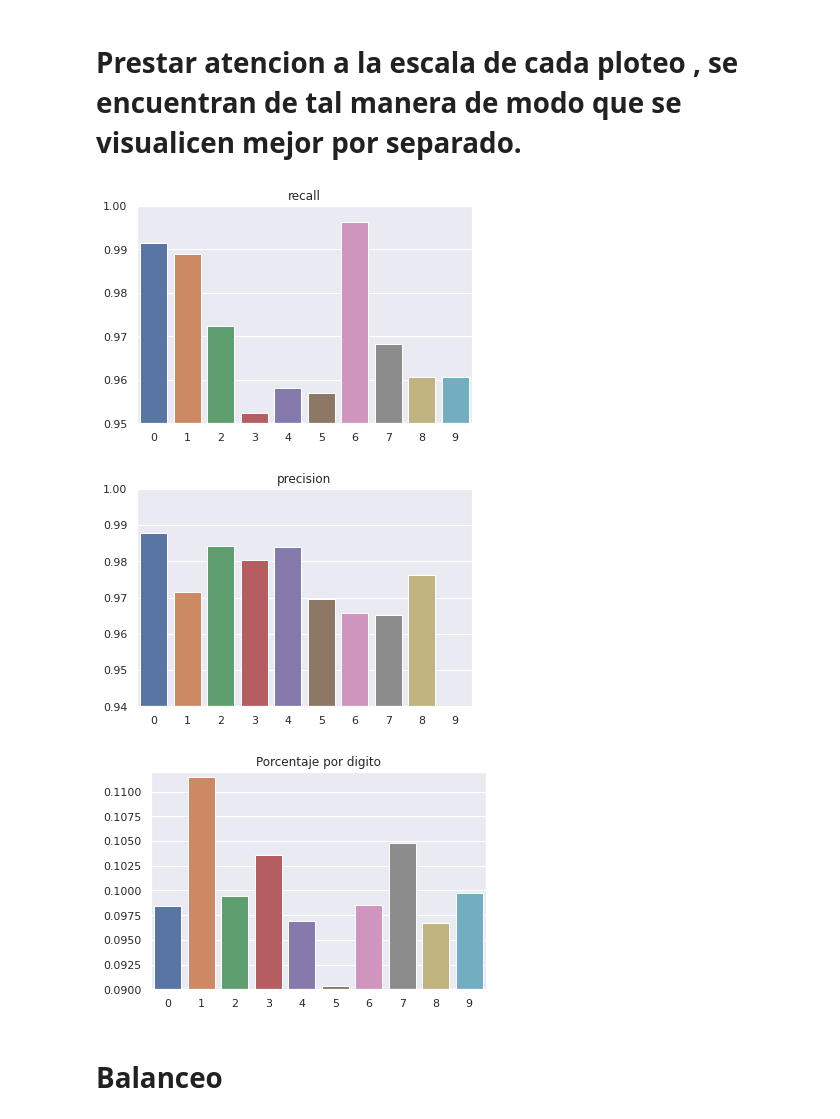
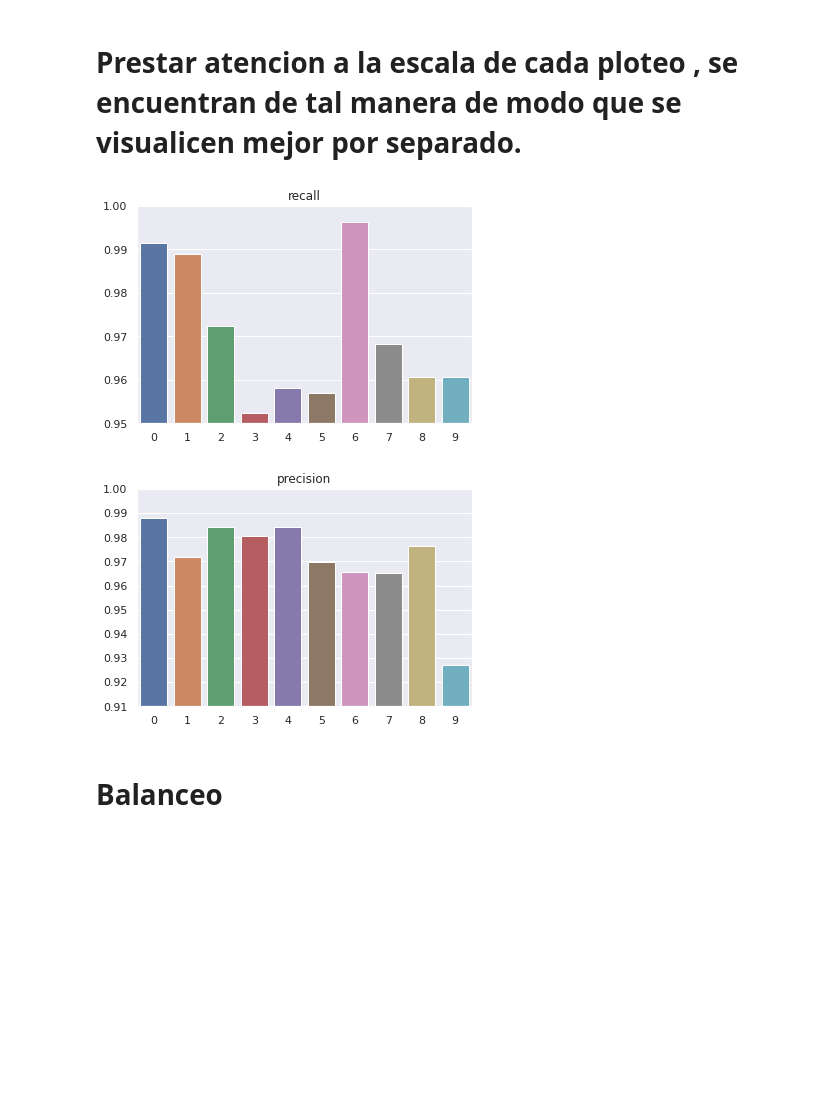
Before and after one commit to fzanollo/metodos-num, a Jupyter notebook: tp2/notebooks/preliminares.ipynb, the cells around one changed output. Saved outputs shown, nothing was run; the diff lists cells and outputs as text; code cells hidden in the pictures; blank space fills up the shorter version.

```diff
--- a/tp2/notebooks/preliminares.ipynb
+++ b/tp2/notebooks/preliminares.ipynb
@@ -113,0 +126,30 @@ def numpy_to_csv(x,val,alpha,nset):
+# %%
+X_pca_max, X_val_pca_max = pca(alpha_max,X_train,X_val)
+# %%
+from timeit import default_timer as timer
+start = timer()
+
+col_alphas = []
+col_k = []
+accuracy = []
+
+for alpha in alphas :
+
+    X_pca, X_val_pca = X_pca_max[0:, 0:alpha], X_val_pca_max[0:, 0:alpha]
+
+    for k in Ks :
+
+        clf = metnum.KNNClassifier(k)
+        clf.fit(X_pca, y_train)
+        y_pred = clf.predict(X_val_pca)
+        acc = accuracy_score(y_val, y_pred)
+
+        #para armar dsp el dataframe
+        accuracy.append(acc)
+        col_alphas.append(alpha)
+        col_k.append(k)
+
+
+
+end = timer()
+print(end - start)
@@ -227,7 +344,8 @@ val_simple_reshape
 #Limpieza para visualizar mejor el heatmap
 
 filtro = val_simple["Alpha"] > 10
-val_simple= val_simple[filtro]
+filtro2 =165 > val_simple["Alpha"]
+val_simple= val_simple[filtro][filtro2]
 val_simple_reshape = val_simple.pivot("Alpha","K","Accuracy")
 val_simple_reshape
 # %% [output]
@@ -509,23 +626,17 @@ Text(0.5, 1.0, 'Confusion Matrix de Mejor pareja de CV')
 # %%
 import matplotlib.pyplot as plt
 ejex = [i for i in range(10)]
 sns.barplot(x = ejex , y = recall)
 plt.ylim(0.95, 1)
 plt.title("recall")
 plt.show()
 sns.barplot(x = ejex , y = precision)
-plt.ylim(0.94, 1)
+plt.ylim(0.91, 1)
 plt.title("precision")
 plt.show()
-yy = df_train["label"].value_counts(normalize=True).sort_index().to_list()
-sns.barplot(x = ejex , y = yy)
-plt.ylim(0.09, 0.112)
-plt.title("Porcentaje por digito")
-plt.show()
 # %% [output]
 [figure]
-[figure, old version]
+[figure, new version]
-[figure, removed]
 # %% [markdown]
 # Balanceo
 # %%
```
Also changed, not shown: parts of 29 cells of this notebook.
